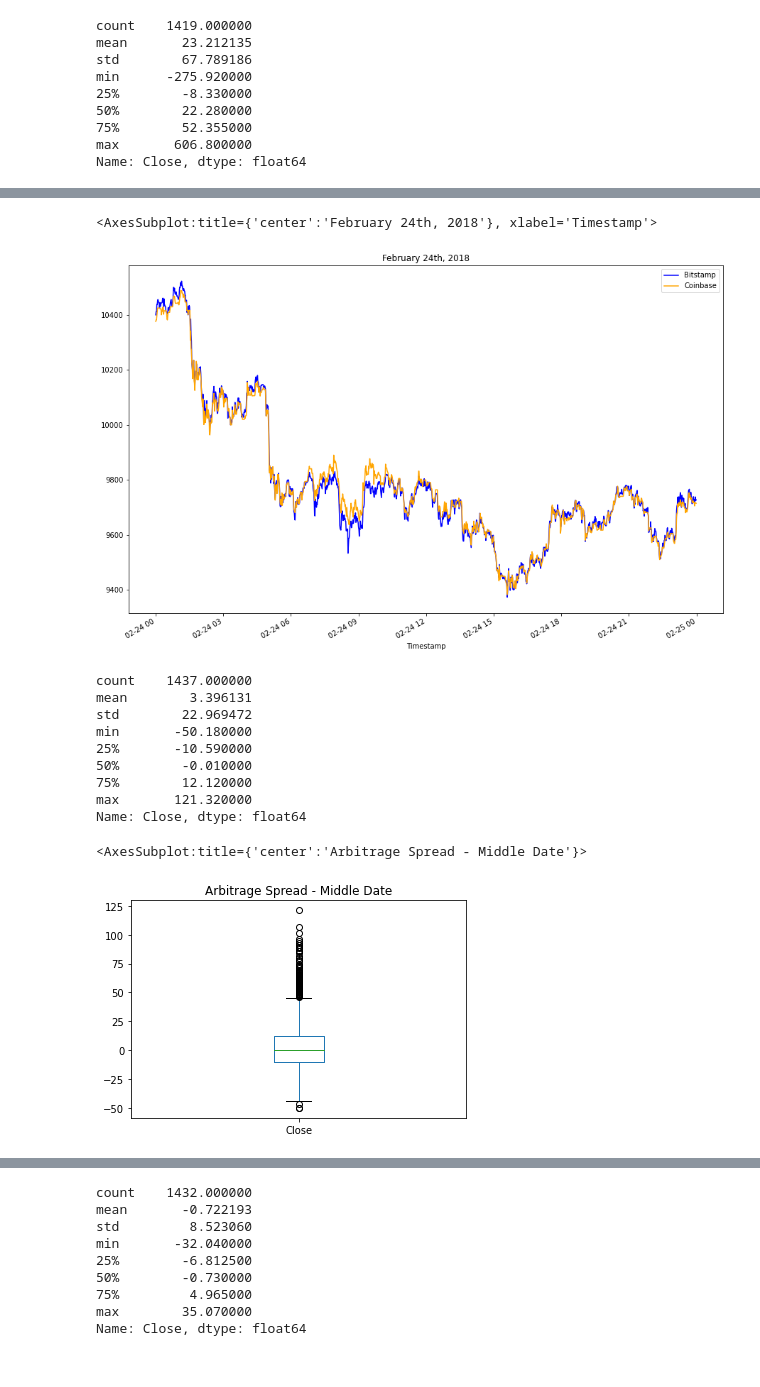
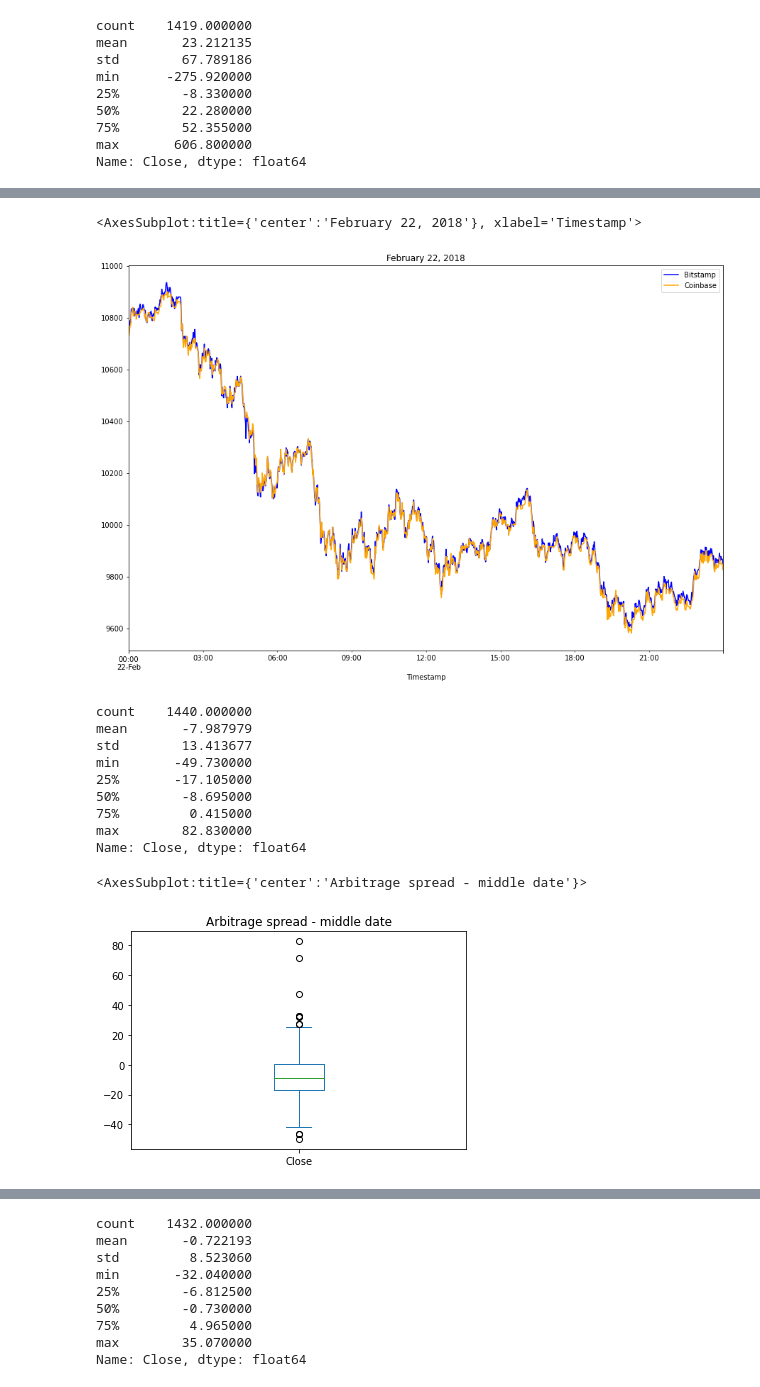
Before and after one commit to MagdaSvim/crypto_arbitrage, a Jupyter notebook: crypto_arbitrage.ipynb, the cells around one changed output, grey strips where cells are left out. Cells and saved outputs as stored; diff of their text form; code cells hidden in the pictures.

```diff
--- a/crypto_arbitrage.ipynb
+++ b/crypto_arbitrage.ipynb
@@ -209,8 +209,8 @@ Select the data you want to analyze. Use `loc` or `iloc` to select the following
 * Close
 # %%
 # Use loc or iloc to select `Timestamp (the index)` and `Close` from bitstamp DataFrame
-bitstamp_sliced = # YOUR CODE HERE
+bitstamp_sliced = bitstamp.loc[:,'Close':'Close']
 
 # Review the first five rows of the DataFrame
-# YOUR CODE HERE
+bitstamp_sliced.head()
 # %% [output]
@@ -218,9 +224,9 @@ SyntaxError: invalid syntax (Temp/ipykernel_10448/3400854444.py, line 2)
 # %%
 # Use loc or iloc to select `Timestamp (the index)` and `Close` from coinbase DataFrame
-coinbase_sliced = # YOUR CODE HERE
+coinbase_sliced = coinbase.loc[:,'Close':'Close']
 
 # Review the first five rows of the DataFrame
-# YOUR CODE HERE
+coinbase_sliced.head()
 # %% [output]
 |  | Close |
 | Timestamp |  |
@@ -350,33 +360,34 @@ Name: Close, dtype: float64
 # %%
 # Create an overlay plot that visualizes the two dataframes over a period of one day from the middle of the dataset.
 # Be sure that the plots include the parameters `legend`, `figsize`, `title`, `color` and `label`
-# YOUR CODE HERE
+bitstamp_sliced['Close'].loc['2018-02-22'].plot(legend=True, figsize=(15,10), title="February 22, 2018", color="blue", label="Bitstamp")
+coinbase_sliced['Close'].loc['2018-02-22'].plot(legend=True, figsize=(15,10), color="orange", label="Coinbase")
 # %% [output]
-<AxesSubplot:title={'center':'February 24th, 2018'}, xlabel='Timestamp'>
+<AxesSubplot:title={'center':'February 22, 2018'}, xlabel='Timestamp'>
-[figure, old version]
+[figure, new version]
 # %%
 # Using the date in the middle that you have selected, calculate the arbitrage spread
 # by subtracting the bitstamp lower closing prices from the coinbase higher closing prices
-arbitrage_spread_middle = # YOUR CODE HERE
+arbitrage_spread_middle = coinbase_sliced['Close'].loc['2018-02-22'] - bitstamp_sliced['Close'].loc['2018-02-22']
 
 # Generate summary statistics
-# YOUR CODE HERE
+arbitrage_spread_middle.describe()
 # %% [output]
-count    1437.000000
-mean        3.396131
-std        22.969472
-min       -50.180000
-25%       -10.590000
-50%        -0.010000
-75%        12.120000
-max       121.320000
+count    1440.000000
+mean       -7.987979
+std        13.413677
+min       -49.730000
+25%       -17.105000
+50%        -8.695000
+75%         0.415000
+max        82.830000
 Name: Close, dtype: float64
 # %%
 # Visualize the arbitrage spread from the middle of the dataset in a box plot
-# YOUR CODE HERE
+arbitrage_spread_middle.plot(kind="box", title = "Arbitrage spread - middle date")
 # %% [output]
-<AxesSubplot:title={'center':'Arbitrage Spread - Middle Date'}>
+<AxesSubplot:title={'center':'Arbitrage spread - middle date'}>
-[figure, old version]
+[figure, new version]
 # %%
 # Create an overlay plot that visualizes the two dataframes over a period of one day from late in the dataset.
 # Be sure that the plots include the parameters `legend`, `figsize`, `title`, `color` and `label`
```
Also changed, not shown: parts of 16 cells of this notebook.
